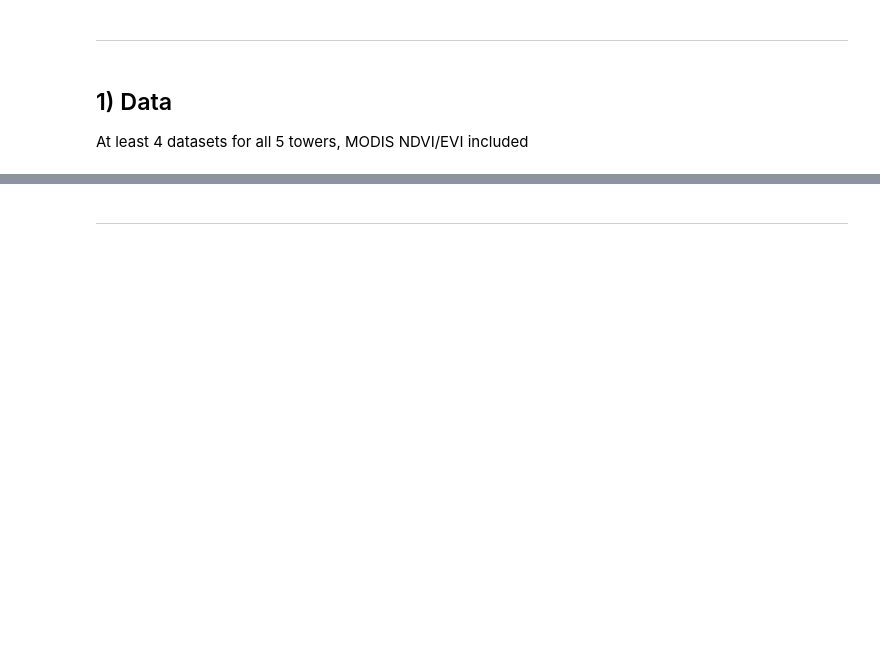
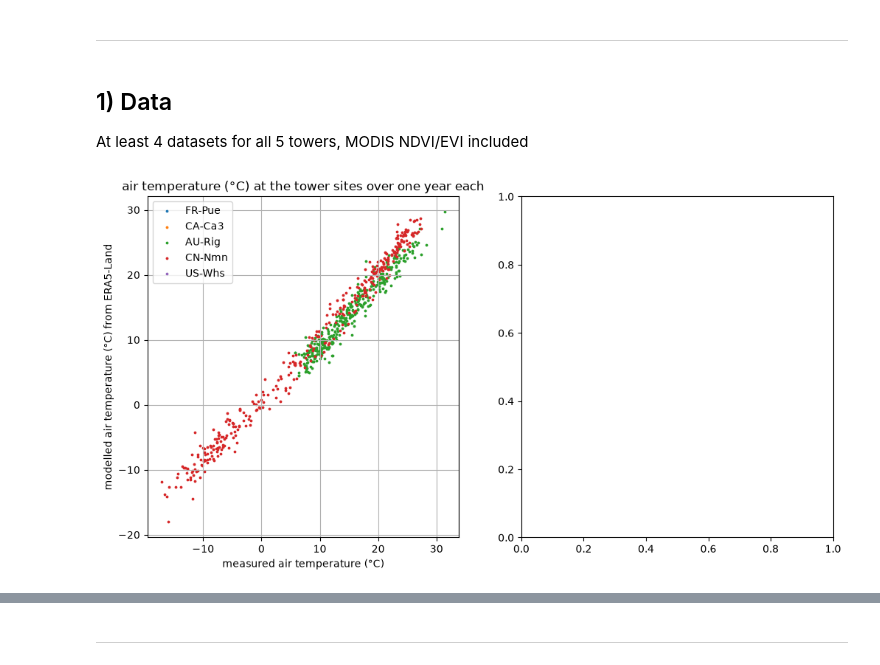
Before and after one commit to loew-b/datascience_env_monit, a Jupyter notebook: reports/block5_neighbours.ipynb, the cells around one changed output, grey strips where cells are left out. Cells and saved outputs as stored; diff of their text form; code cells hidden in the pictures; blank space fills up the shorter version.

```diff
--- a/reports/block5_neighbours.ipynb
+++ b/reports/block5_neighbours.ipynb
@@ -40,6 +52,8 @@ import os
 proj_dir = Path(os.getcwd()).parent
 
 # ---- static and daily data ----
+site_daily = pd.read_csv(proj_dir / 'data/processed/site_daily.csv', parse_dates=['date'])
+site_static = pd.read_csv(proj_dir / 'data/processed/site_static.csv')
 # %% [markdown]
 ----------
 # %% [markdown]
@@ -48,30 +62,27 @@ proj_dir = Path(os.getcwd()).parent
 At least 4 datasets for all 5 towers, MODIS NDVI/EVI included
 # %%
 # ---- ERA5-Land ----
+
+fig, ax = plt.subplots(1, 2, figsize=(12,6))
+
 # Check: is ERA5-Land t2m close to the tower's TA_F? Plot one year of both.
+for tower in site_static['site_id']:
+    ax[0].scatter(
+        site_daily['TA_F'][site_daily['site_id'] == tower][0:364],
+        site_daily['era5l_t2m_C'][site_daily['site_id'] == tower][0:364],
+        label=tower,
+        s=3
+    )
+del tower
+ax[0].set_xlabel('measured air temperature (°C)')
+ax[0].set_ylabel('modelled air temperature (°C) from ERA5-Land')
+ax[0].grid()
+ax[0].set_title('air temperature (°C) at the tower sites over one year each')
+ax[0].legend()
 
 # Does GPP drop when the root-zone soil (swvl2, swvl3) dries out?
+#Note: couldn't find variables 'swvl2' or 'swvl3'
 
-
-# ---- WorldClim ----
-# Compare each tower year's mean TA_F and annual P_F with BIO1 and BIO12. Which of your years were unusually warm or dry?
-
-
-# ---- Dheed ----
-# Pick an event at one of your towers. Was NEE less negative than in the same weeks of the other tower years?
-
-
-# ---- SoilGrids ----
-# Do the towers on sandy soils lose GPP faster in a dry spell than towers on clay?
-
-
-# ---- PlantTraits ----
-# Across all 190 class towers: does leaf N or SLA explain the maximum daily GPP?
-
-
-# ---- deadtrees.earth ----
-# Forest towers in Europe: did standing deadwood rise after 2018, and did GPP or the GPP/EVI ratio fall with it?
-
-
-# ---- iNaturalist ----
-# Phenology from people: in which week do the first flowering plants get photographed near your tower each spring, and does GPP start rising in the same week?
+plt.show()
+# %% [output]
+[figure, added]
```
Also changed, not shown: parts of 19 cells of this notebook, 3 other files.
